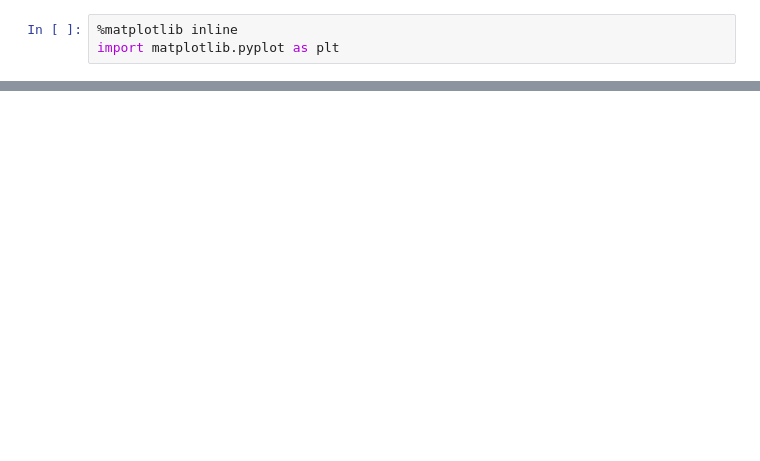
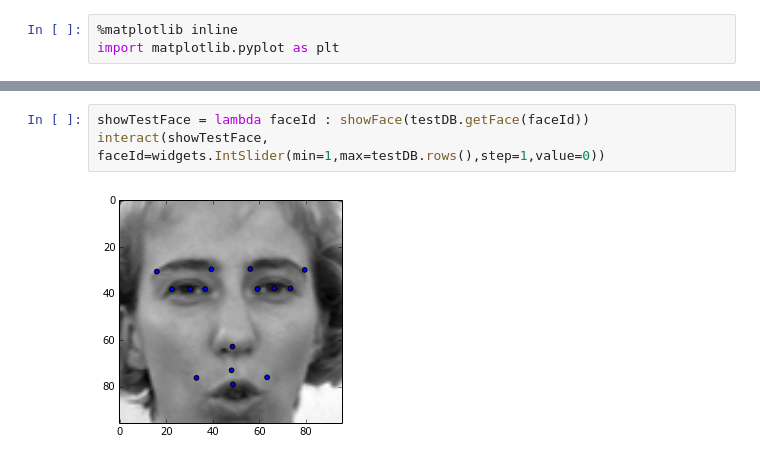
Before and after one commit to kamvlad/faceFeatures, a Jupyter notebook: FaceDBNotebook.ipynb, the cells around one changed output, grey strips where cells are left out. Cells and saved outputs as stored; diff of their text form; blank space fills up the shorter version.

```diff
--- a/FaceDBNotebook.ipynb
+++ b/FaceDBNotebook.ipynb
@@ -21,0 +53,5 @@ plt.imshow(featureImage, cmap = 'gray')
+# %%
+showTestFace = lambda faceId : showFace(testDB.getFace(faceId))
+interact(showTestFace, faceId=widgets.IntSlider(min=1,max=testDB.rows(),step=1,value=0))
+# %% [output]
+[figure, added]
```
Also changed, not shown: parts of 11 cells of this notebook, 4 other files.
